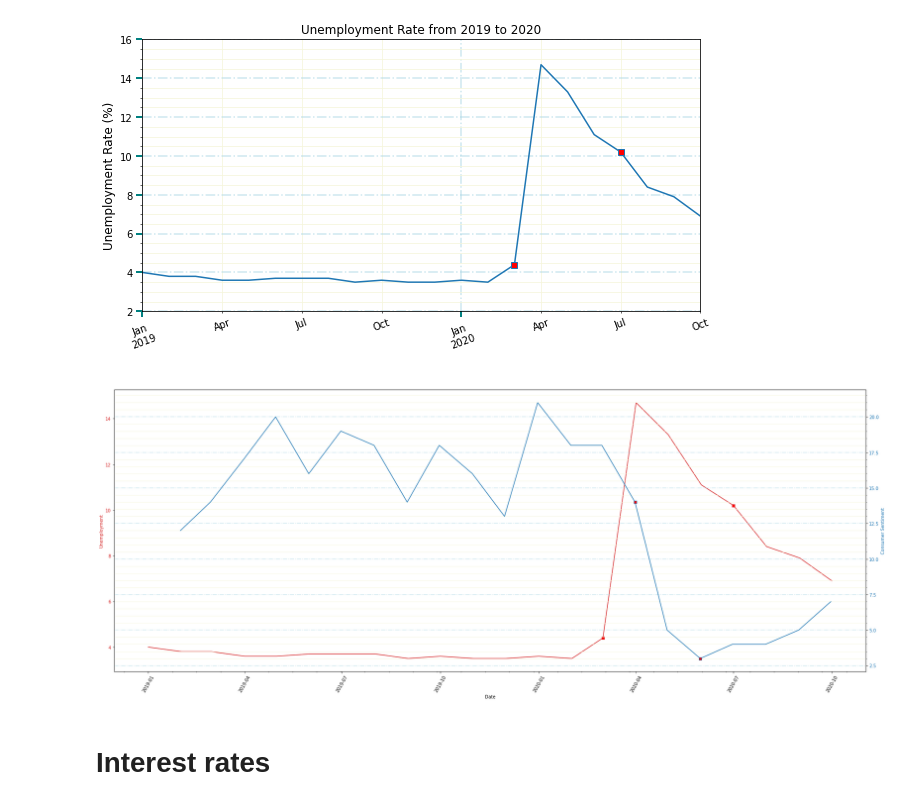
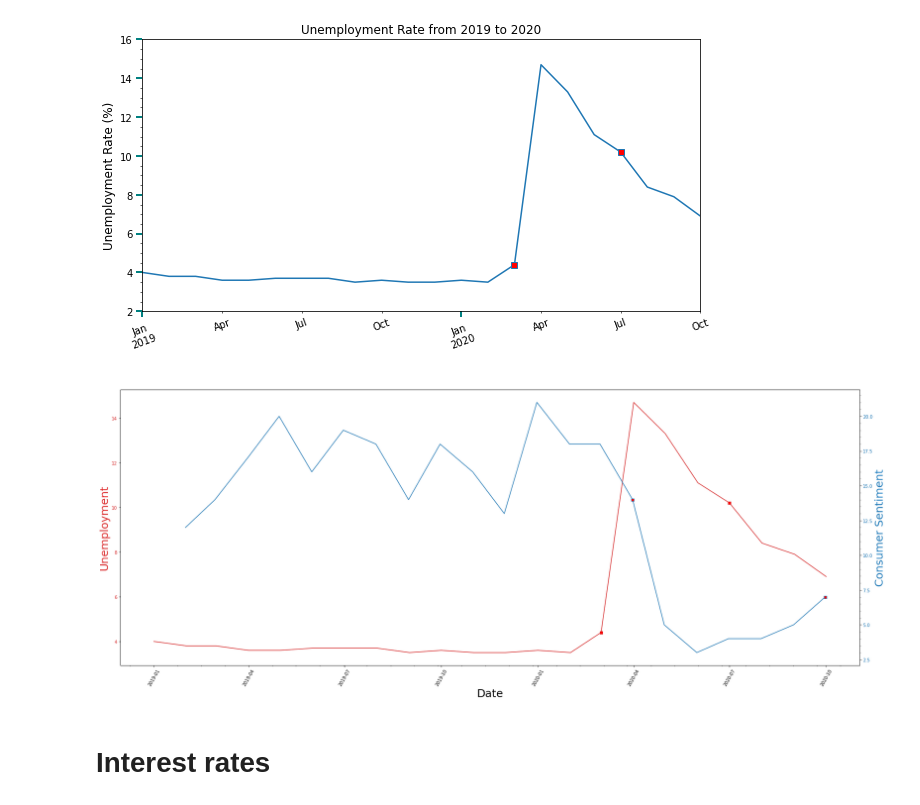
Before and after one commit to Kpearson72/carsales, a Jupyter notebook: Master_Notebook.ipynb, the cells around one changed output. Cells and saved outputs as stored; diff of their text form; code cells hidden in the pictures.

Commit message:
add ppt slides and change plots without grid

```diff
--- a/Master_Notebook.ipynb
+++ b/Master_Notebook.ipynb
@@ -584,7 +584,7 @@ customer_df
 # Group by Date to create df for historical markers.
 CSI = customer_df.groupby(['Date']).sum()
 
-datesCSI = ["2020-03-31","2020-05-31"]
+datesCSI = ["2020-03-31","2020-09-30"]
 def find_loc(CSI, dates):
     marks = []
     for date in dates:
@@ -733,39 +733,41 @@ y_axis1 = UE_data['Rate (%)']
 y_axis2 = customer_df['Good Time<br>Times good']
 
 #Copied from https://matplotlib.org/3.1.1/gallery/subplots_axes_and_figures/secondary_axis.html#sphx-glr-gallery-subplots-axes-and-figures-secondary-axis-py
 fig, ax1 = plt.subplots()
 
 color = 'tab:red'
-ax1.set_xlabel('Date')
-ax1.set_ylabel('Unemployment', color=color)
+ax1.set_xlabel('Date', fontsize=25)
+ax1.set_ylabel('Unemployment', color=color, fontsize=25)
 ax1.plot(x_axis1, y_axis1, color=color,
                   markevery=find_loc(UEI, dates), marker='s', markerfacecolor='red')
 ax1.tick_params(axis='y', labelcolor=color)
 plt.xticks(rotation=60)
 ax2 = ax1.twinx()  # Create a second y-axis that shares the same x-axis
 
 color = 'tab:blue'
-ax2.set_ylabel('Consumer Sentiment', color=color)  # we already handled the x-label with ax1
+ax2.set_ylabel('Consumer Sentiment', color=color, fontsize=25)  # we already handled the x-label with ax1
 ax2.plot(x_axis2, y_axis2, color=color,
         markevery=find_loc(CSI, datesCSI), marker='s', markerfacecolor='red')
 ax2.tick_params(axis='y', labelcolor=color)
 
 
+
+
 fig.tight_layout()  # otherwise the right y-label is slightly clipped
 
 # Major Grid
-plt.grid(b=True, which='major', color='lightblue', alpha=0.6, linestyle='dashdot', lw=1.5)
+# plt.grid(b=True, which='major', color='lightblue', alpha=0.6, linestyle='dashdot', lw=1.5)
 
 # Minor grid lines
 plt.minorticks_on()
-plt.grid(b=True, which='minor', color='beige', alpha=0.8, ls='-', lw=1)
+# plt.grid(b=True, which='minor', color='beige', alpha=0.8, ls='-', lw=1)
 
 # Save the figure as .png
 plt.savefig('Images/UEvsCS.png',bbox_inches="tight")
 
 plt.show(block=True)
 # %% [output]
-[figure, old version]
+[figure, new version]
 # %% [markdown]
 # Interest rates
 # %%
```
Also changed, not shown: parts of 5 cells of this notebook, 32 other files.
